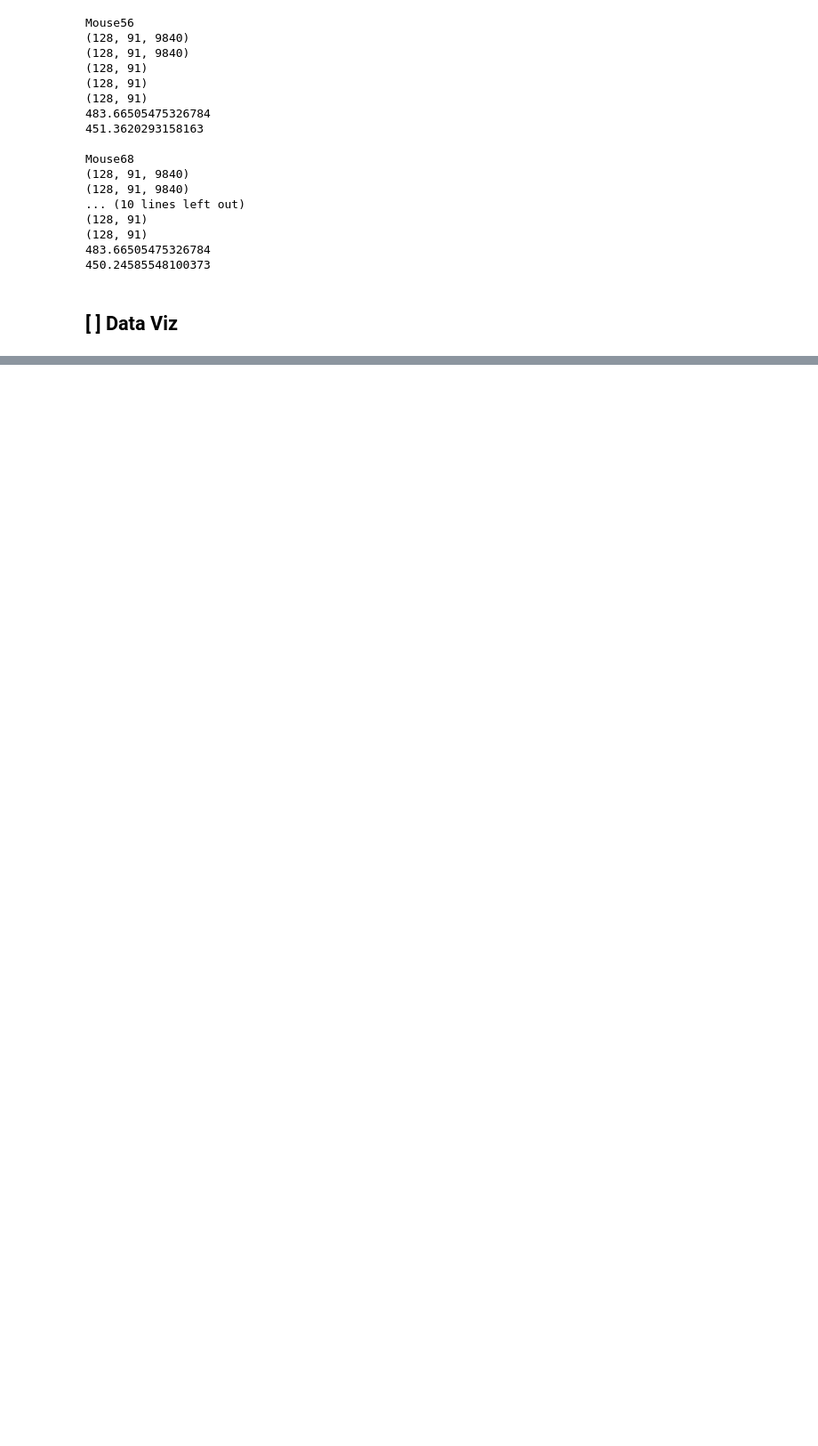
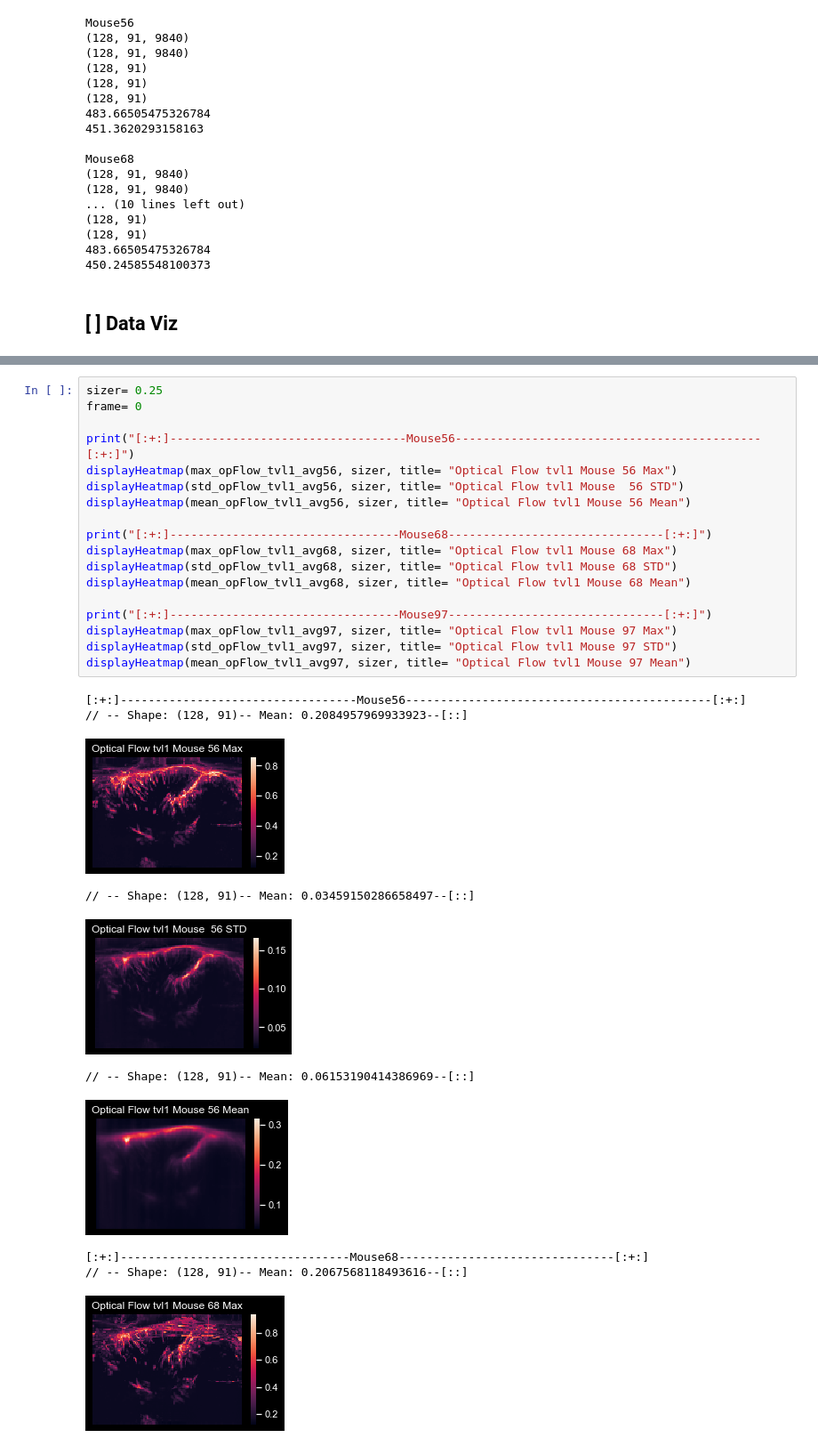
Before and after one commit to Koogleblitz/Registration-and-Alignment-for-Neuroimagery, a Jupyter notebook: pipeline.ipynb, the cells around one changed output, grey strips where cells are left out. Shown at 89% size. Saved outputs shown, nothing was run; the diff lists cells and outputs as text; blank space fills up the shorter version.

```diff
--- a/pipeline.ipynb
+++ b/pipeline.ipynb
@@ -1310,0 +1933,29 @@ findfont: Font family 'roboto mono' not found.
+# %%
+sizer= 0.25
+frame= 0
+
+print("[:+:]----------------------------------Mouse56--------------------------------------------[:+:]")
+displayHeatmap(max_opFlow_tvl1_avg56, sizer, title= "Optical Flow tvl1 Mouse 56 Max")
+displayHeatmap(std_opFlow_tvl1_avg56, sizer, title= "Optical Flow tvl1 Mouse  56 STD")
+displayHeatmap(mean_opFlow_tvl1_avg56, sizer, title= "Optical Flow tvl1 Mouse 56 Mean")
+
+print("[:+:]---------------------------------Mouse68-------------------------------[:+:]")
+displayHeatmap(max_opFlow_tvl1_avg68, sizer, title= "Optical Flow tvl1 Mouse 68 Max")
+displayHeatmap(std_opFlow_tvl1_avg68, sizer, title= "Optical Flow tvl1 Mouse 68 STD")
+displayHeatmap(mean_opFlow_tvl1_avg68, sizer, title= "Optical Flow tvl1 Mouse 68 Mean")
+
+print("[:+:]---------------------------------Mouse97-------------------------------[:+:]")
+displayHeatmap(max_opFlow_tvl1_avg97, sizer, title= "Optical Flow tvl1 Mouse 97 Max")
+displayHeatmap(std_opFlow_tvl1_avg97, sizer, title= "Optical Flow tvl1 Mouse 97 STD")
+displayHeatmap(mean_opFlow_tvl1_avg97, sizer, title= "Optical Flow tvl1 Mouse 97 Mean")
+# %% [output]
+[:+:]----------------------------------Mouse56--------------------------------------------[:+:]
+// -- Shape: (128, 91)-- Mean: 0.2084957969933923--[::]
+[figure, added]
+// -- Shape: (128, 91)-- Mean: 0.03459150286658497--[::]
+[figure, added]
+// -- Shape: (128, 91)-- Mean: 0.06153190414386969--[::]
+[figure, added]
+[:+:]---------------------------------Mouse68-------------------------------[:+:]
+// -- Shape: (128, 91)-- Mean: 0.2067568118493616--[::]
+[figure, added]
```
Also changed, not shown: parts of 94 cells of this notebook, 9 other files.
